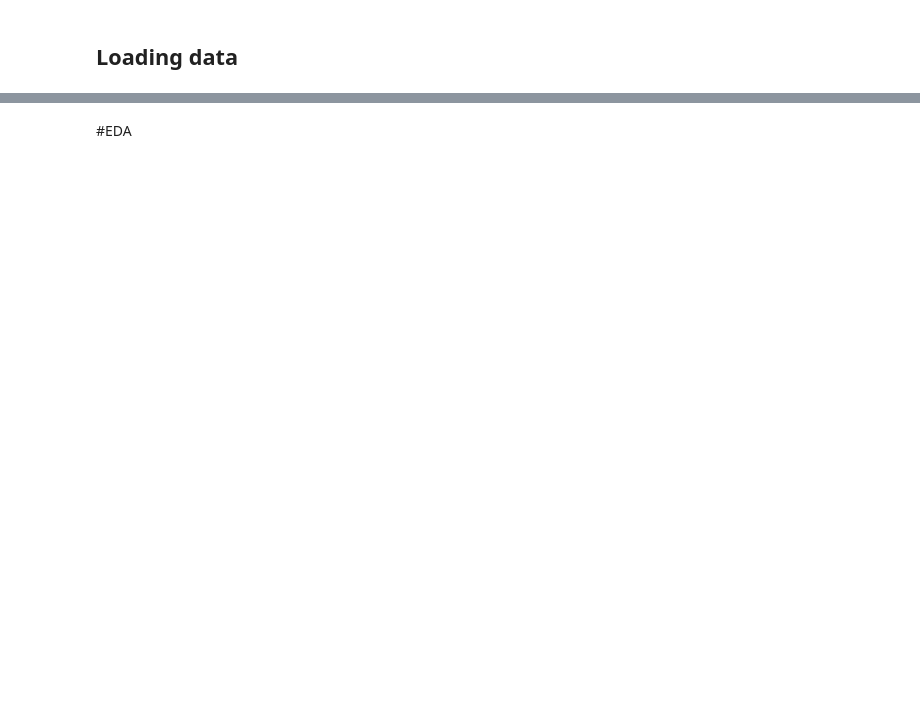
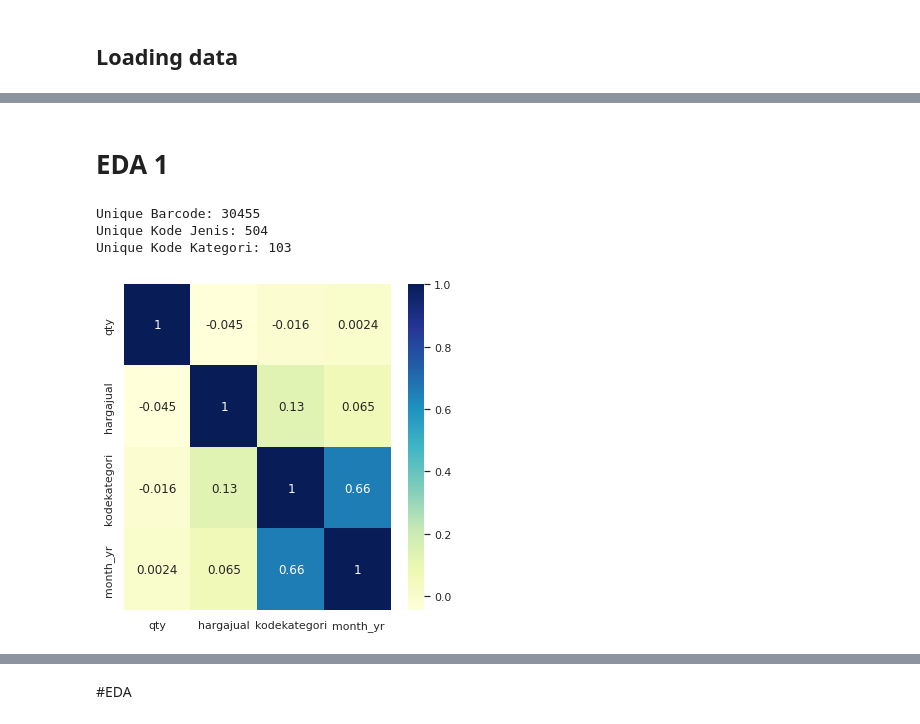
Before and after one commit to diegoray/sales-prediction-gru, a Jupyter notebook: ipynb/EDA.ipynb, the cells around one changed output, grey strips where cells are left out. Drawn from its saved outputs; the diff is of its cells as text; code cells hidden in the pictures; blank space fills up the shorter version.

```diff
--- a/ipynb/EDA.ipynb
+++ b/ipynb/EDA.ipynb
@@ -69,0 +85,12 @@ Max date from data set: 2018-12-31
+# %%
+df_train = pd.concat([df2017, df2018, df2019, df2020, df2021])
+df_train['year_month'] = df_train['tgl'].apply(lambda x: x.strftime('%Y-%m')).astype(str)
+df_train['month_yr'] = df_train['tgl'].apply(lambda x: x.strftime('%m-%y')).astype(str)
+# 2017-2021
+df_train['month_yr'] = df_train['month_yr'].map({'01-17':0,'02-17':1,'03-17':2,'04-17':3,'05-17':4,'06-17':5,'07-17':6,'08-17':7,'09-17':8,'10-17':9,'11-17':10,'12-17':11,
+                                          '01-18':12,'02-18':13,'03-18':14,'04-18':15,'05-18':16,'06-18':17,'07-18':18,'08-18':19,'09-18':20,'10-18':21,'11-18':22,'12-18':23,
+                                          '01-19':24,'02-19':25,'03-19':26,'04-19':27,'05-19':28,'06-19':29,'07-19':30,'08-19':31,'09-19':32,'10-19':33,'11-19':34,'12-19':35,
+                                          '01-20':36,'02-20':37,'03-20':38,'04-20':39,'05-20':40,'06-20':41,'07-20':42,'08-20':43,'09-20':44,'10-20':45,'11-20':46,'12-20':47,
+                                          '01-21':48,'02-21':49,'03-21':50,'04-21':51,'05-21':52,'06-21':53,'07-21':54,'08-21':55,'09-21':56,'10-21':57,'11-21':58,'12-21':59})
+print(f"Min date from data set: {df_train['tgl'].min().date()}")
+print(f"Max date from data set: {df_train['tgl'].max().date()}")
@@ -69,0 +147,32 @@ Max date from data set: 2018-12-31
+# %%
+# initiate the kategori list that will removed from dataset
+
+kategori_remove_name = ["Fresh Food (6)", "Roti dan Kue (Bread & Cake)", "Sarapan Pagi (Breakfast)", "Makanan Mentah (Raw Food)", "Ice", "Makanan Masak (Cooked Food)", "Buah (Fruit)", "Sayur (Vegetable)", "Harian (Daily)", "Beku (Frozen)", "Telur (Egg)", "Produk Siap Makan (Ready To Eat)", "Daging Merah (Red Meat)", "Daging Putih (White Meat)"]
+kategori_remove_list = ["206.00", "10104.00", "10105.00", "10108.00", "10109.00", "10110.00", "20101.00", "20201.00", "20502.00", "20503.00", "20504.00", "20601.00", "20301.00", "20302.00"]
+# %%
+# drop unnecessary kategori
+
+# init = df_train.copy()
+# init = init[~init['kategori'].isin(kategori_remove_name)].reset_index(drop=True)
+df_train = df_train[~df_train['kategori'].isin(kategori_remove_name)].reset_index(drop=True)
+# %% [markdown]
+# EDA 1
+# %%
+barcode_u = len(pd.unique(df_train['barcode']))
+jenis_u = len(pd.unique(df_train['kodejenis']))
+kategori_u = len(pd.unique(df_train['kodekategori']))
+print('Unique Barcode:',barcode_u)
+print('Unique Kode Jenis:',jenis_u)
+print('Unique Kode Kategori:',kategori_u)
+# %% [output]
+Unique Barcode: 30455
+Unique Kode Jenis: 504
+Unique Kode Kategori: 103
+# %%
+corr = df_train.corr()
+top_corr_features = corr.index[abs(corr["qty"])>0]
+
+plt.figure(figsize=(6,6))
+g=sns.heatmap(df_train[top_corr_features].corr(),annot=True,cmap="YlGnBu")
+# %% [output]
+[figure, added]
```
Also changed, not shown: parts of 57 cells of this notebook, 8 other files.
